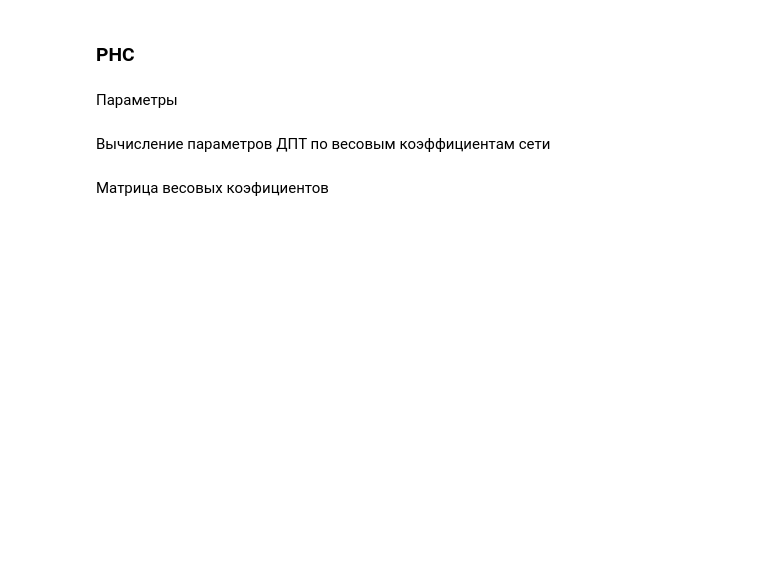
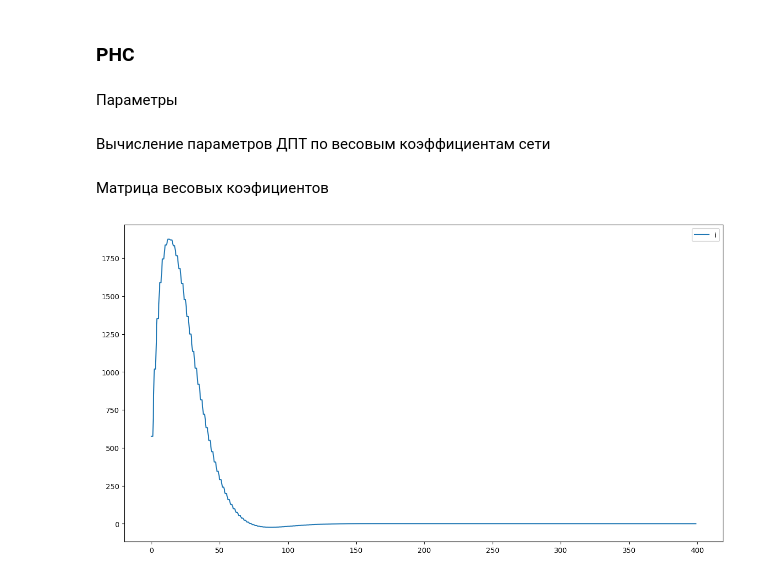
Before and after one commit to MaxotFedorov/DCMotor, a Jupyter notebook: dcm_2.ipynb, the cells around one changed output. Saved outputs shown, nothing was run; the diff lists cells and outputs as text; code cells hidden in the pictures; blank space fills up the shorter version.

```diff
--- a/dcm_2.ipynb
+++ b/dcm_2.ipynb
@@ -162,0 +175,41 @@ A = np.array([[LW11, LW12, IW11, IW12],
+# %%
+def linear_activation(x):
+    return x
+# %%
+class UnitDelay:
+    def __init__(self, init_value=0):
+        self.value = init_value
+        self.output_value = init_value
+
+    def update(self, input_value):
+        self.output_value = self.value
+        self.value = input_value
+        return self.output_value
+
+    def get(self):
+        return self.output_value
+# %%
+delay_w = UnitDelay()
+delay_i = UnitDelay()
+# %%
+history_w = []
+history_i = []
+
+for i, t in enumerate(np.arange(0, sec, T)):
+    w = linear_activation(sum(np.dot(IW22, 0), np.dot(IW21, 10), np.dot(LW22, delay_w.get()), np.dot(LW21, delay_i.get())))
+    i = linear_activation(sum(np.dot(IW12, 0), np.dot(IW11, 10), np.dot(LW12, delay_w.get()), np.dot(LW11, delay_i.get())))
+
+    delay_w.update(w)
+    delay_i.update(i)
+
+    history_w.append(w)
+    history_i.append(i)
+
+history_w_array = np.array(history_w)
+history_i_array = np.array(history_i)
+# %%
+plt.plot(history_i_array, label="i")
+plt.legend()
+plt.show()
+# %% [output]
+[figure, added]
```
Also changed, not shown: parts of 20 cells of this notebook.
